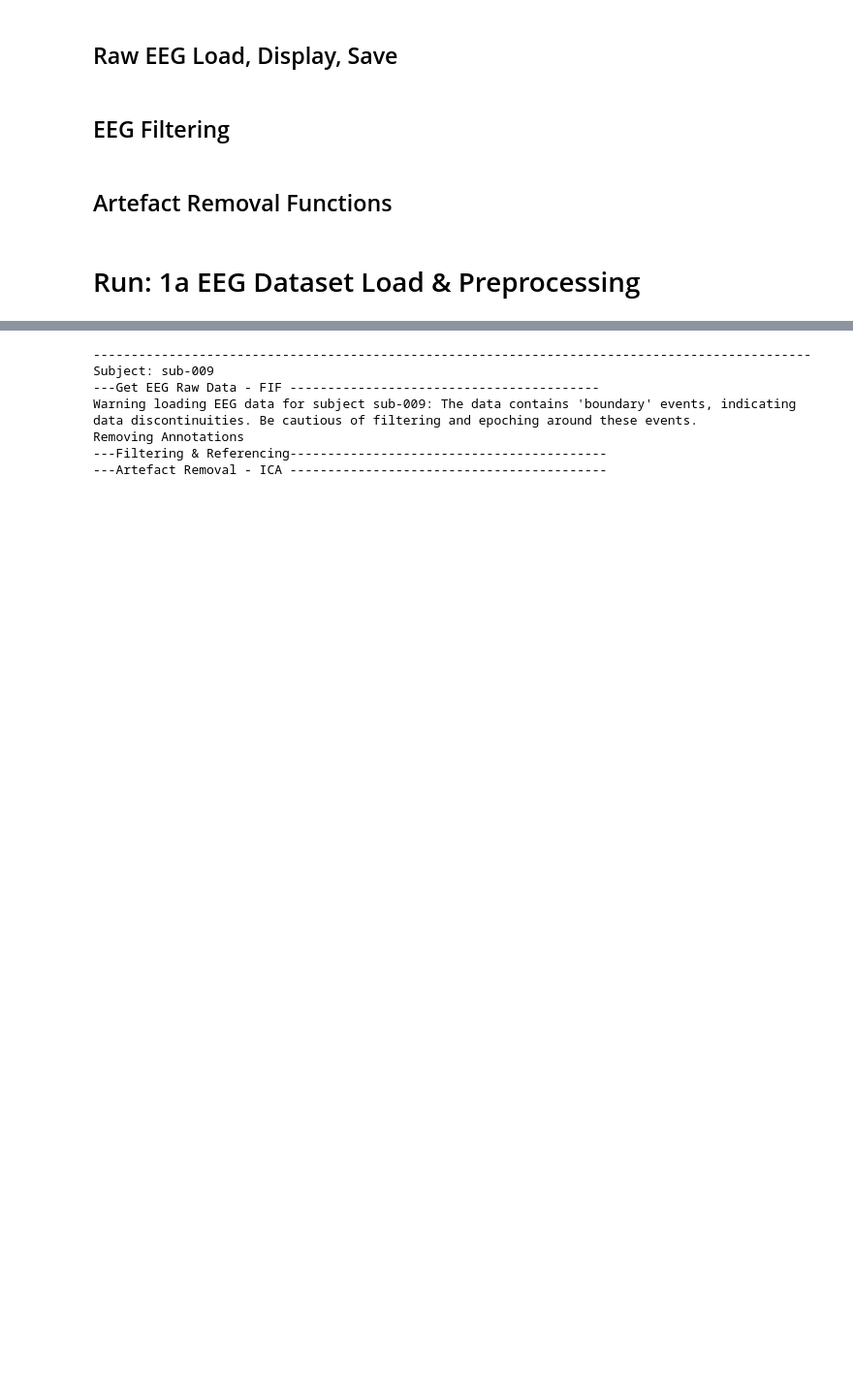
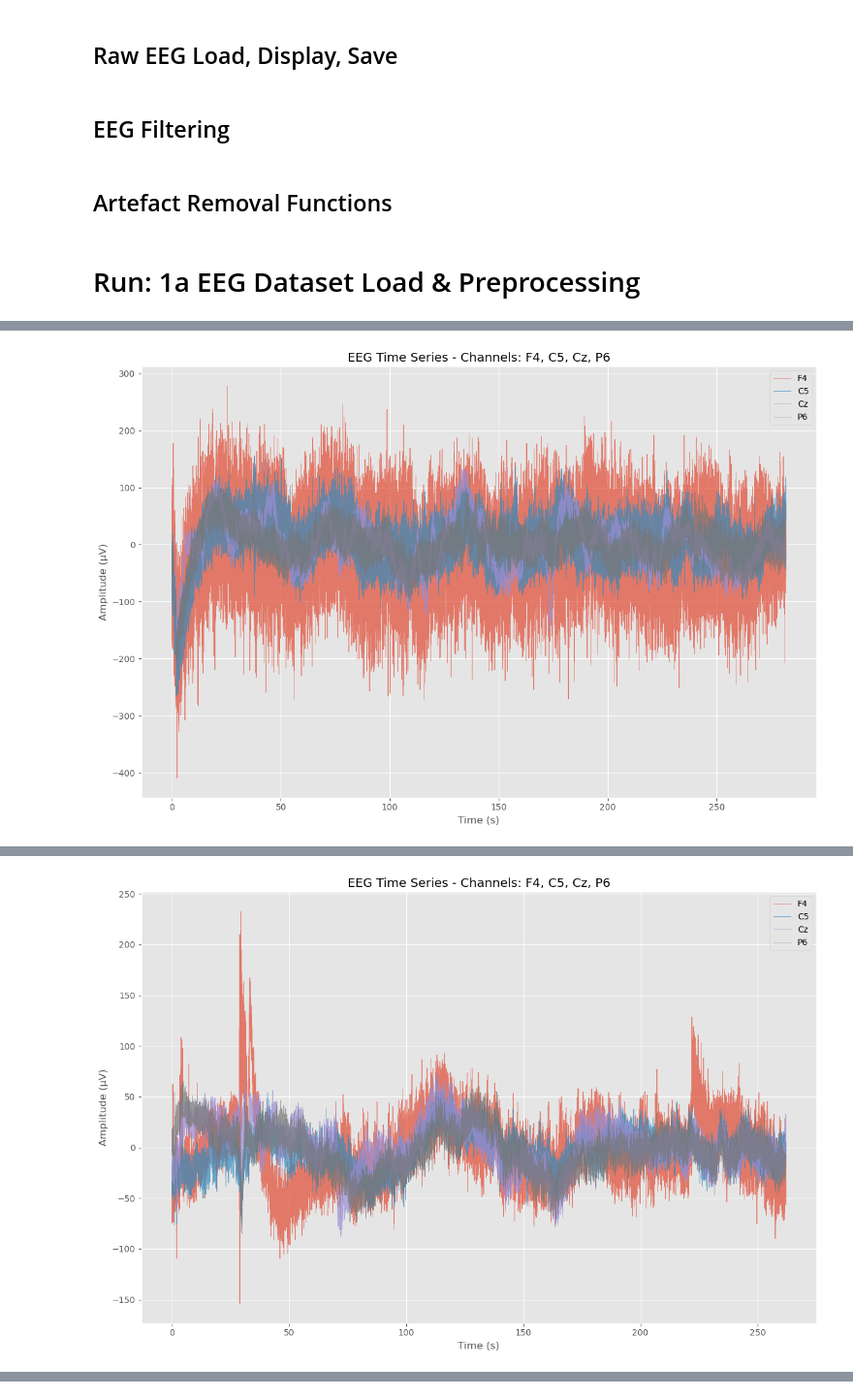
Before and after one commit to StuartG24/EEG_ML_Pipeline, a Jupyter notebook: Notebooks/1a_EEG_Preprocessing_v10.ipynb, the cells around one changed output, grey strips where cells are left out. Shown at 97% size. Cells and saved outputs as stored; diff of their text form; code cells hidden in the pictures; blank space fills up the shorter version.

Commit message:
Revised raw data use

```diff
--- a/Notebooks/1a_EEG_Preprocessing_v10.ipynb
+++ b/Notebooks/1a_EEG_Preprocessing_v10.ipynb
@@ -419,7 +419,7 @@ study_name = 'IOWA_Rest'
 
 # Run Name & Test Mode
 run_description = 'sample_test'
-data_source = 'datasets'
+# data_source = 'datasets'
 test_mode = True
 
 # Preprocessing Parameters
@@ -438,15 +438,17 @@ study_folder_path = utils.get_folder_path('Study_' + study_name)
 study_info = pd.read_pickle(study_folder_path + '/study_inf.pkl', compression='zip')
 study_subjects_df = pd.read_pickle(study_folder_path + '/study_subjects_df.pkl', compression='zip')
 
+# EEG Raw data
+eeg_source_data_path = study_info['eeg_source_data_path']
+
 # Setup the processing run and results folder & save params
 current_date = datetime.now().strftime('%Y%m%d')
-run_name = f'1a_EEG_Preprocessing_Results_{current_date}_{run_description}'
+run_name = f'1a_EEG_Preprocessing_Run_{current_date}_{run_description}'
 run_results_path = utils.extend_folder_path(study_info['eeg_processing_results_path'], run_name, exists_ok=False)
 
 run_details = pd.Series({
+    'study_name': study_name,
     'run_name': run_name,
-    'study_name': study_name,
-    'data_source': study_info['dataset_path'],
     'preprocess_params': preprocess_params,
     'artefact_params': artefact_params,
 })
@@ -471,7 +473,6 @@ del current_date, study_name, run_description, study_folder_path
 summary = f'EEG Preprocessing'
 summary = summary + f"\n- Study: {study_info['study_name']} {study_info['dataset_ref']}"
 summary = summary + f"\n- Run: {run_details['run_name']}"
-summary = summary + f"\n- Data Source: {run_details['data_source']} "
 summary = summary + f"\n- Preprocessing Params: {preprocess_params}"
 summary = summary + f"\n- Artefact Removal Params: {artefact_params}"
 print(summary)
@@ -495,45 +496,41 @@ for idx, subject in study_subjects_df.iterrows():
     print('\n-----------------------------------------------------------------------------------------------')
     print(f'Subject: {subject_id}')
 
-    # # 1. EEG Raw Dataset Load
+    # 1. EEG Raw Dataset Load
+    #
+    print('---Get EEG Raw Data - FIF -----------------------------------------')
+    source_file_path = utils.get_file_path(eeg_source_data_path, f"{subject_id}_source_raw.fif")
+    EEG_raw = mne.io.read_raw_fif(source_file_path, preload=True, verbose=VERBOSE)
+
+    if VERBOSE:
+        print(f"Description: {EEG_raw.info['description']} on {EEG_raw.info['meas_date']}")
+        print(EEG_raw)
+        print(EEG_raw.info)
+        plot_EEG_TD(EEG_raw, test_channels)
+
+    # # 2. EEG Filtering & Referencing
     # #
-    # print('---Get EEG Raw Data - FIF -----------------------------------------')
-    # EEG_raw_files = get_EEG_raw(study_info['dataset_path'], subject_id)
-    # # TODO: How to handle multiple session EEG raw files?
-    # EEG_raw = EEG_raw_files[0]
+    # print('---Filtering & Referencing------------------------------------------')
+    # EEG_filtered = perform_EEG_filtering(preprocess_params, EEG_raw)
 
-    # save_folder_path = utils.extend_folder_path(run_results_path, 'EEG_1_raw_files')
-    # save_EEG_for_subject(EEG_raw, save_folder_path, subject_id, tag='source')
+    # save_folder_path = utils.extend_folder_path(run_results_path, 'EEG_2_cleaned_files')
+    # save_EEG_for_subject(EEG_filtered, save_folder_path, subject_id, tag='filtered')
 
     # if VERBOSE:
-    #     print(f"Description: {EEG_raw.info['description']} on {EEG_raw.info['meas_date']}")
-    #     print(EEG_raw)
-    #     print(EEG_raw.info)
-    #     plot_EEG_TD(EEG_raw, test_channels)
+    #     plot_EEG_TD(EEG_filtered, test_channels)
 
-    # 2. EEG Filtering & Referencing
-    #
-    print('---Filtering & Referencing------------------------------------------')
-    EEG_filtered = perform_EEG_filtering(preprocess_params, EEG_raw)
+    # # 3. Artefact Removal with ICA etc
+    # #
+    # print('---Artefact Removal - ICA ------------------------------------------')
+    # artefact_results, EEG_cleaned = perform_artefact_removal(artefact_params, EEG_filtered)
 
-    save_folder_path = utils.extend_folder_path(run_results_path, 'EEG_2_cleaned_files')
-    save_EEG_for_subject(EEG_filtered, save_folder_path, subject_id, tag='filtered')
+    # save_folder_path = utils.extend_folder_path(run_results_path, 'EEG_2_cleaned_files')
+    # save_EEG_for_subject(EEG_cleaned, save_folder_path, subject_id, tag='preprocessed', epoched=True)
+    # artefact_results.to_pickle(save_folder_path + f'/{subject_id}_preprocessing_results.pkl', compression='zip')
 
-    if VERBOSE:
-        plot_EEG_TD(EEG_filtered, test_channels)
-
-    # 3. Artefact Removal with ICA etc
-    #
-    print('---Artefact Removal - ICA ------------------------------------------')
-    artefact_results, EEG_cleaned = perform_artefact_removal(artefact_params, EEG_filtered)
-
-    save_folder_path = utils.extend_folder_path(run_results_path, 'EEG_2_cleaned_files')
-    save_EEG_for_subject(EEG_cleaned, save_folder_path, subject_id, tag='preprocessed', epoched=True)
-    artefact_results.to_pickle(save_folder_path + f'/{subject_id}_preprocessing_results.pkl', compression='zip')
-
-    if VERBOSE:
-        # plot_EEG_TD(EEG_cleaned, test_channels)
-        print(f'Temp .... {EEG_cleaned}, \n{artefact_results}')
+    # if VERBOSE:
+    #     # plot_EEG_TD(EEG_cleaned, test_channels)
+    #     print(f'Temp .... {EEG_cleaned}, \n{artefact_results}')
 # %% [output]
 EEG Preprocessing
 - Study: IOWA_Rest ds004584-1.0.0
@@ -551,0 +552 @@ Removing Annotations
+[figure, added]
@@ -569 +570,2 @@ Removing Annotations
+[figure, added]
 -----------------------------------------------------------------------------------------------
@@ -586,7 +587,0 @@ Removing Annotations
------------------------------------------------------------------------------------------------
-Subject: sub-009
----Get EEG Raw Data - FIF -----------------------------------------
-Warning loading EEG data for subject sub-009: The data contains 'boundary' events, indicating data discontinuities. Be cautious of filtering and epoching around these events.
-Removing Annotations
----Filtering & Referencing------------------------------------------
----Artefact Removal - ICA ------------------------------------------
```
Also changed, not shown: parts of 1 cell of this notebook, 6 other files.
